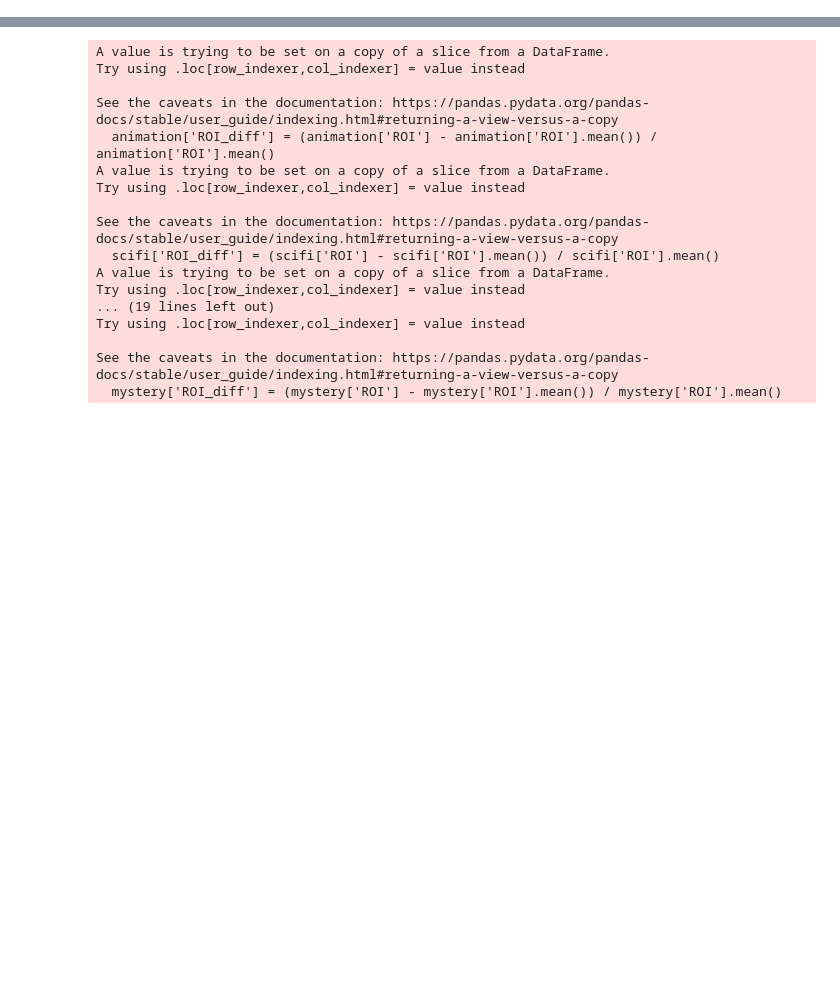
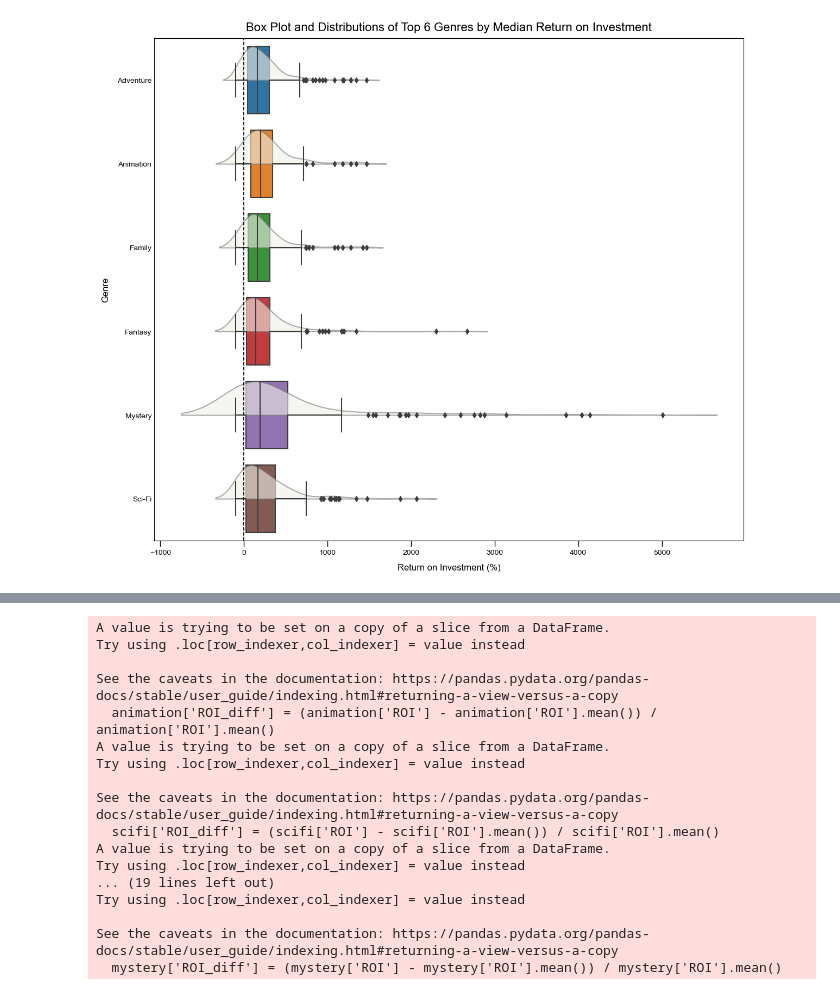
Before and after one commit to JoshuaGottlieb/Microsoft-Movie-Recommendation, a Jupyter notebook: Visualization.ipynb, the cells around one changed output, grey strips where cells are left out. Cells and saved outputs as stored; diff of their text form; code cells hidden in the pictures; blank space fills up the shorter version.

```diff
--- a/Visualization.ipynb
+++ b/Visualization.ipynb
@@ -16,6 +16,100 @@ genre = df.loc[df['year']>= 2012]
 genre_all = df.explode('genres')
 #Explode year filtered Df by genre
 genre = genre.explode('genres')
+# %%
+#Create Df for Papa's 2010 and later data
+recent = df.loc[df.release_date.dt.year >= 2010]
+# %%
+# Create dataframe expanded along genres using pd.explode
+expanded_genres = recent.explode('genres')
+
+# Create dataframe grouped by genres with median ROI, median product budget, and a count of titles in the genre
+groupby_genres_median = expanded_genres.groupby('genres').agg({'ROI': 'median',
+                                                               'prod_budget': 'median',
+                                                               'title': 'count'})
+
+# Recast title column as int for use in further filtering
+groupby_genres_median.title = groupby_genres_median.title.astype(int)
+
+# Filter by genres that have at least 75 titles in data set
+groupby_genres_median = groupby_genres_median.loc[groupby_genres_median.title >= 75]
+
+# Create a dataframe that represents the top 6 genres by median ROI
+top_6_by_median = groupby_genres_median.nlargest(6, 'ROI')
+
+# Create a dataframe grouped by genres then ROI, reset index to turn back into a dataframe rather than groupby object
+# This allows grouping of data without having to use aggregate functions
+groupby_genres_ROI = expanded_genres.groupby(['genres', 'ROI']).first()
+groupby_genres_ROI = groupby_genres_ROI.reset_index()
+
+# Create dataframes representing the top 9 genres and the 6 genres by median (less influenced by outliers)
+top_6_genres_by_median_raw_ROI = groupby_genres_ROI.loc[groupby_genres_ROI.genres.isin(list(top_6_by_median.index))]
+
+# Create an overlaid boxplot and violinplot for the top 6 genres by median to show distributions
+# Declare fig, ax objects
+fig, ax = plt.subplots(figsize=(14,12))
+
+# Create seaborn boxplot
+sns.boxplot(data = top_6_genres_by_median_raw_ROI,
+            y = 'genres',
+            x = 'ROI',
+            orient = 'h',
+            ax = ax)
+
+# Create seaborn violinplot, forcibly creating a half violin by hueing only on true
+sns.violinplot(data=top_6_genres_by_median_raw_ROI,
+               orient='h',
+               y='genres',
+               x='ROI',
+               inner='box',
+               hue=True,
+               hue_order = [True,False],
+               split=True,
+               color='#e7f294',
+               ax=ax);
+
+# Suppress legend created due to tricking violinplot to create half violin
+ax.legend_ = None
+
+# Set opacity of violinplot to 0.6
+plt.setp(ax.collections, alpha=0.6)
+
+# Create vertical line at ROI = 0 for clarity
+ax.axvline(x=0, c='k', linestyle='--', linewidth=1.25);
+
+# Set axis labels and title
+ax.set_xlabel('Return on Investment (%)',
+              fontfamily = 'Arial',
+              fontsize = 12,
+              labelpad = 10)
+
+ax.set_ylabel('Genre',
+              fontfamily = 'Arial',
+              fontsize = 12,
+              labelpad = 10)
+
+ax.set_title('Box Plot and Distributions of Top 6 Genres by Median Return on Investment',
+             fontfamily = 'Arial',
+             fontsize = 16,
+             pad = 10);
+
+# Set tick labels
+ax.tick_params(axis = 'both',
+               which = 'major',
+               labelsize = 10,
+               length = 8,
+               width = 1)
+
+ax.tick_params(axis = 'y', length = 0, labelsize = 10)
+
+# Set font for tick labels on both axes
+for tick in ax.get_xticklabels():
+    tick.set_fontname("Arial")
+
+for tick in ax.get_yticklabels():
+    tick.set_fontname("Arial")
+# %% [output]
+[figure, added]
 # %%
 #Create new Df of top 6 genres from all years Df
 genre_all = genre_all[genre_all.genres.isin(['Sci-Fi', 'Mystery', 'Horror', 'Thriller','Romance', 'Animation'])]
```
Also changed, not shown: parts of 6 cells of this notebook, 2 other files.
